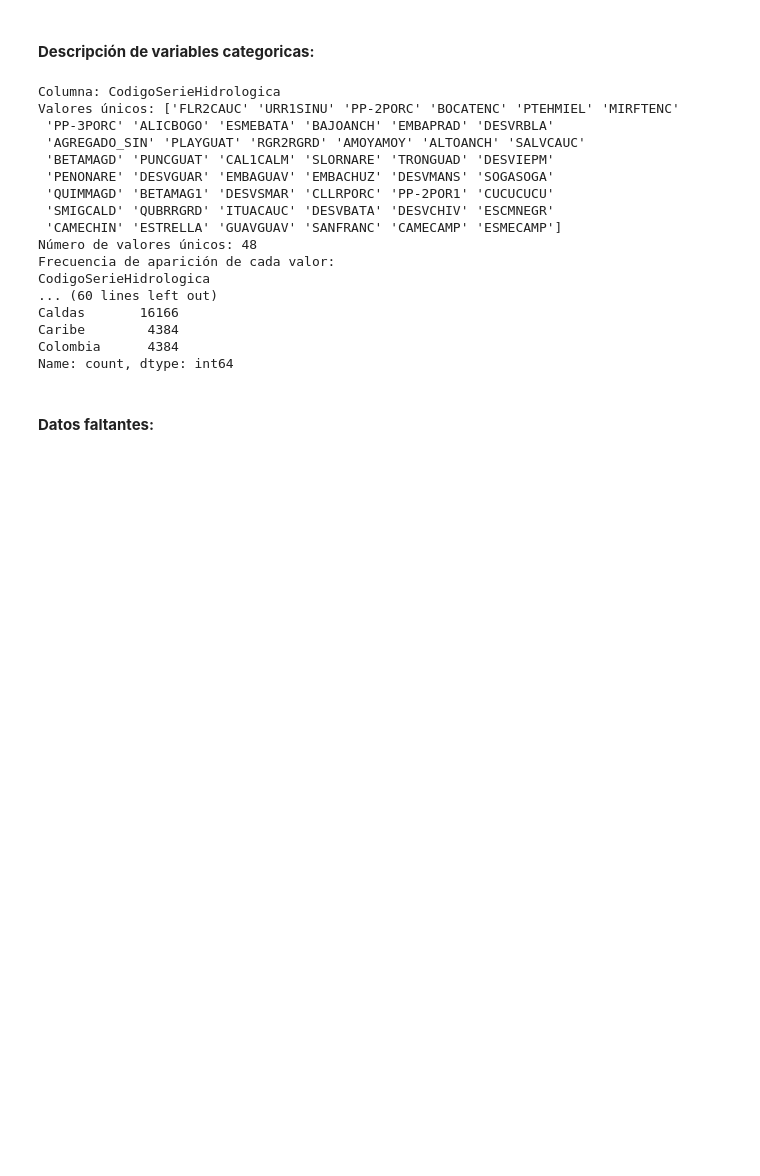
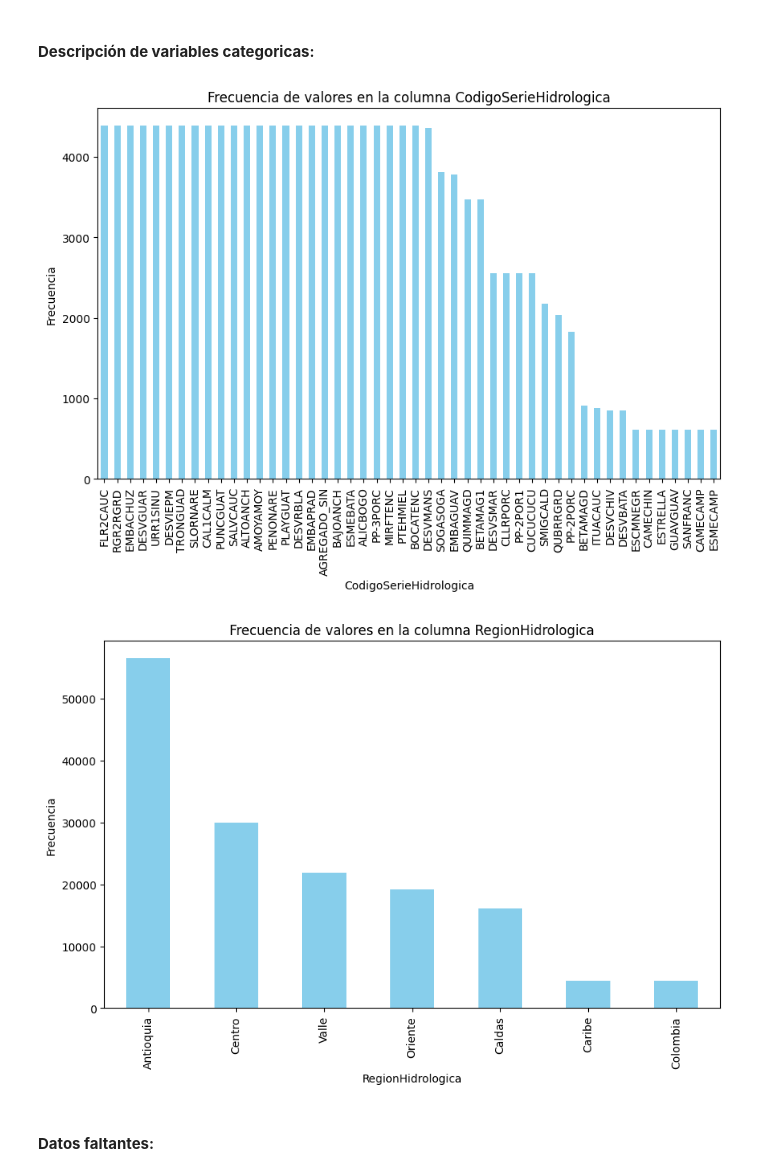
Before and after one commit to jsslTueniuane/JSSL-INV-FUNC-BACKEND, a Jupyter notebook: src/Analysis/ExploratoryAnalysis.ipynb, the cells around one changed output. Drawn from its saved outputs; the diff is of its cells as text; code cells hidden in the pictures; blank space fills up the shorter version.

```diff
--- a/src/Analysis/ExploratoryAnalysis.ipynb
+++ b/src/Analysis/ExploratoryAnalysis.ipynb
@@ -307,7 +268,7 @@ import matplotlib.pyplot as plt
 
 # Cargar el archivo de datos
 data = pd.read_excel("D:\mis documentos\Personal\Repos\JSSL-INV-FUNC-BACKEND\Data\SIMEM\AportesHidricos.xlsx")
-
+data['Fecha'] = pd.to_datetime(data['Fecha'])
 # Mostrar las primeras filas del DataFrame
 data.head()
 # %% [output]
@@ -345,34 +295,21 @@ max              6.434042e+08              5.217400e+08           2.880500e+08
 # %% [markdown]
 #### **Descripción de variables categoricas:**
-# %%
-# Realizar un análisis de las variables cualitativas del DataFrame
-categorical_columns = data.select_dtypes(include=['object']).columns
-
-for col in categorical_columns:
-    print(f"Columna: {col}")
-    print(f"Valores únicos: {data[col].unique()}")
-    print(f"Número de valores únicos: {data[col].nunique()}")
-    print("Frecuencia de aparición de cada valor:")
-    print(data[col].value_counts())
-    print("\n")
-# %% [output]
-Columna: CodigoSerieHidrologica
-Valores únicos: ['FLR2CAUC' 'URR1SINU' 'PP-2PORC' 'BOCATENC' 'PTEHMIEL' 'MIRFTENC'
- 'PP-3PORC' 'ALICBOGO' 'ESMEBATA' 'BAJOANCH' 'EMBAPRAD' 'DESVRBLA'
- 'AGREGADO_SIN' 'PLAYGUAT' 'RGR2RGRD' 'AMOYAMOY' 'ALTOANCH' 'SALVCAUC'
- 'BETAMAGD' 'PUNCGUAT' 'CAL1CALM' 'SLORNARE' 'TRONGUAD' 'DESVIEPM'
- 'PENONARE' 'DESVGUAR' 'EMBAGUAV' 'EMBACHUZ' 'DESVMANS' 'SOGASOGA'
- 'QUIMMAGD' 'BETAMAG1' 'DESVSMAR' 'CLLRPORC' 'PP-2POR1' 'CUCUCUCU'
- 'SMIGCALD' 'QUBRRGRD' 'ITUACAUC' 'DESVBATA' 'DESVCHIV' 'ESCMNEGR'
- 'CAMECHIN' 'ESTRELLA' 'GUAVGUAV' 'SANFRANC' 'CAMECAMP' 'ESMECAMP']
-Número de valores únicos: 48
-Frecuencia de aparición de cada valor:
-CodigoSerieHidrologica
-... (60 lines left out)
-Caldas       16166
-Caribe        4384
-Colombia      4384
-Name: count, dtype: int64
+# %%
+import matplotlib.pyplot as plt
+
+# Realizar un análisis de las variables cualitativas del DataFrame y mostrar diagramas de barras
+categorical_columns = data.select_dtypes(include=['object']).columns
+
+for col in categorical_columns:
+    plt.figure(figsize=(10, 6))
+    data[col].value_counts().plot(kind='bar', color='skyblue')
+    plt.title(f'Frecuencia de valores en la columna {col}')
+    plt.xlabel(col)
+    plt.ylabel('Frecuencia')
+    plt.show()
+# %% [output]
+[figure, added]
+[figure, added]
 # %% [markdown]
 #### **Datos faltantes:**
 # %%
```
Also changed, not shown: parts of 43 cells of this notebook, 8 other files.
